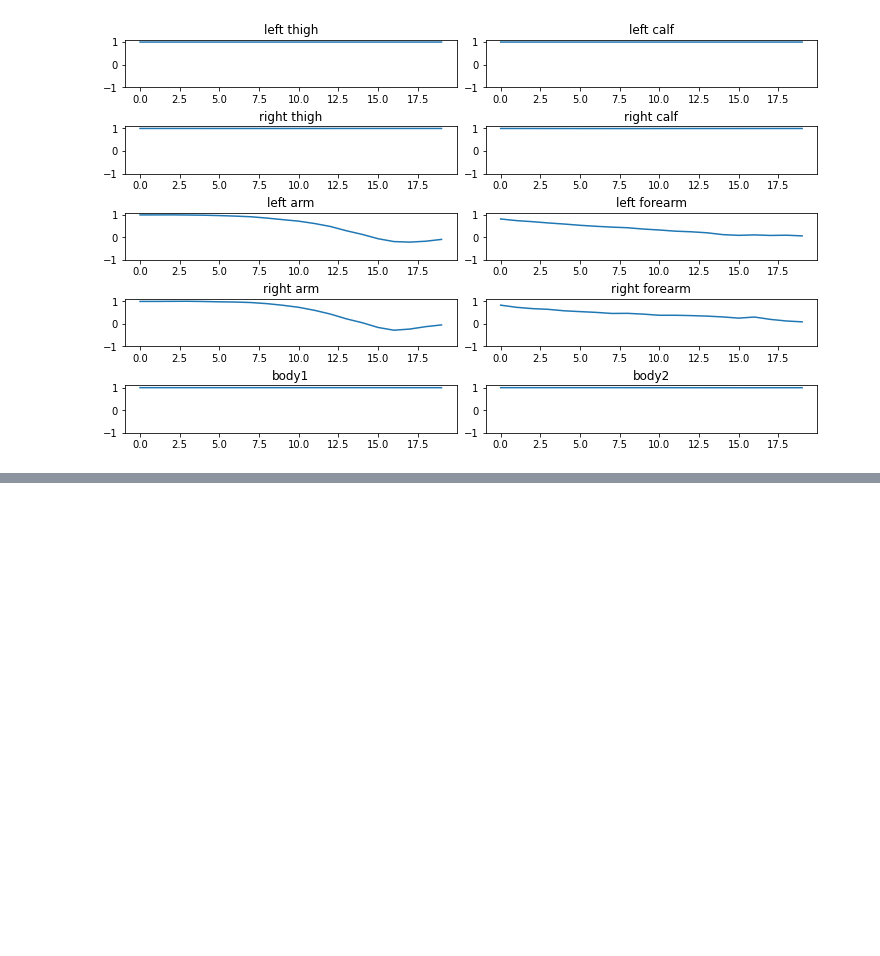
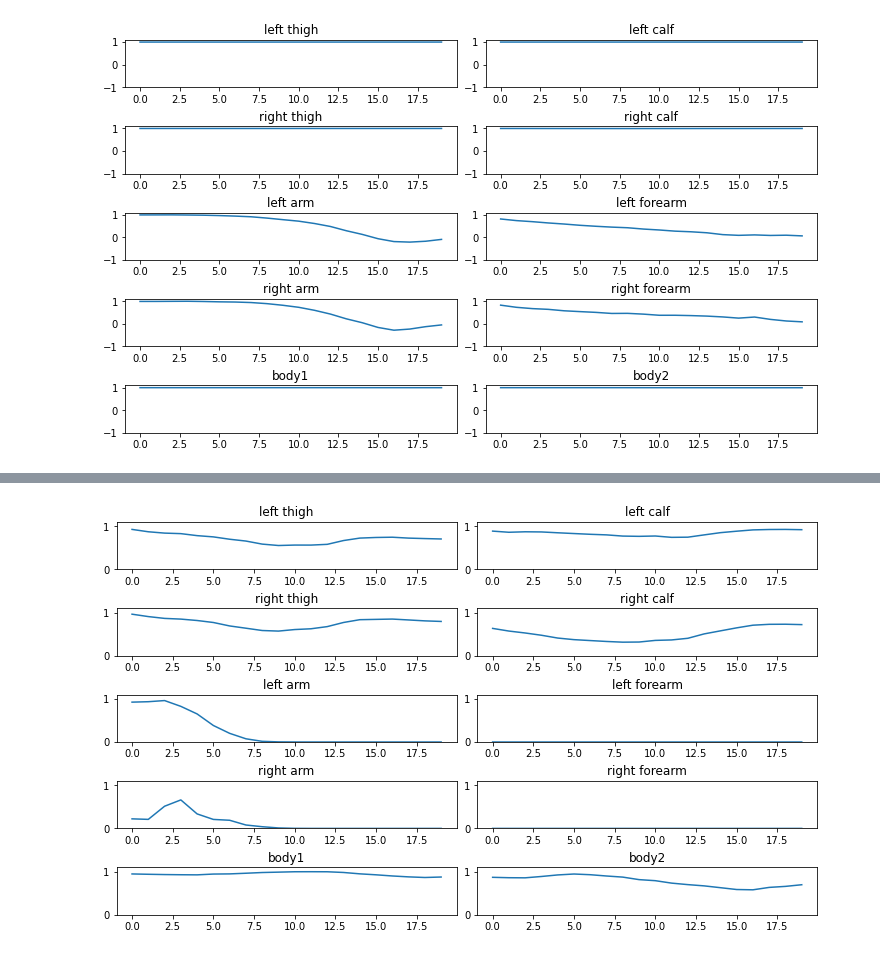
Before and after one commit to boostcampaitech2/final-project-level3-cv-08, a Jupyter notebook: mediapipe/HOT Metric test.ipynb, the cells around one changed output, grey strips where cells are left out. Cells and saved outputs as stored; diff of their text form; code cells hidden in the pictures; blank space fills up the shorter version.

```diff
--- a/mediapipe/HOT Metric test.ipynb
+++ b/mediapipe/HOT Metric test.ipynb
@@ -813,0 +891,9 @@ print()
+# %%
+plt.figure(figsize = (10,6), constrained_layout=True)
+for i in range(10):
+    ax = plt.subplot(5,2,i+1) #)
+    plt.ylim(0,1.1)
+    sns.lineplot(x=range(len(total[i])),y=total[i])
+    ax.set_title(f"{small_name[i]}")
+# %% [output]
+[figure, added]
```
Also changed, not shown: parts of 8 cells of this notebook, 7 other files.
